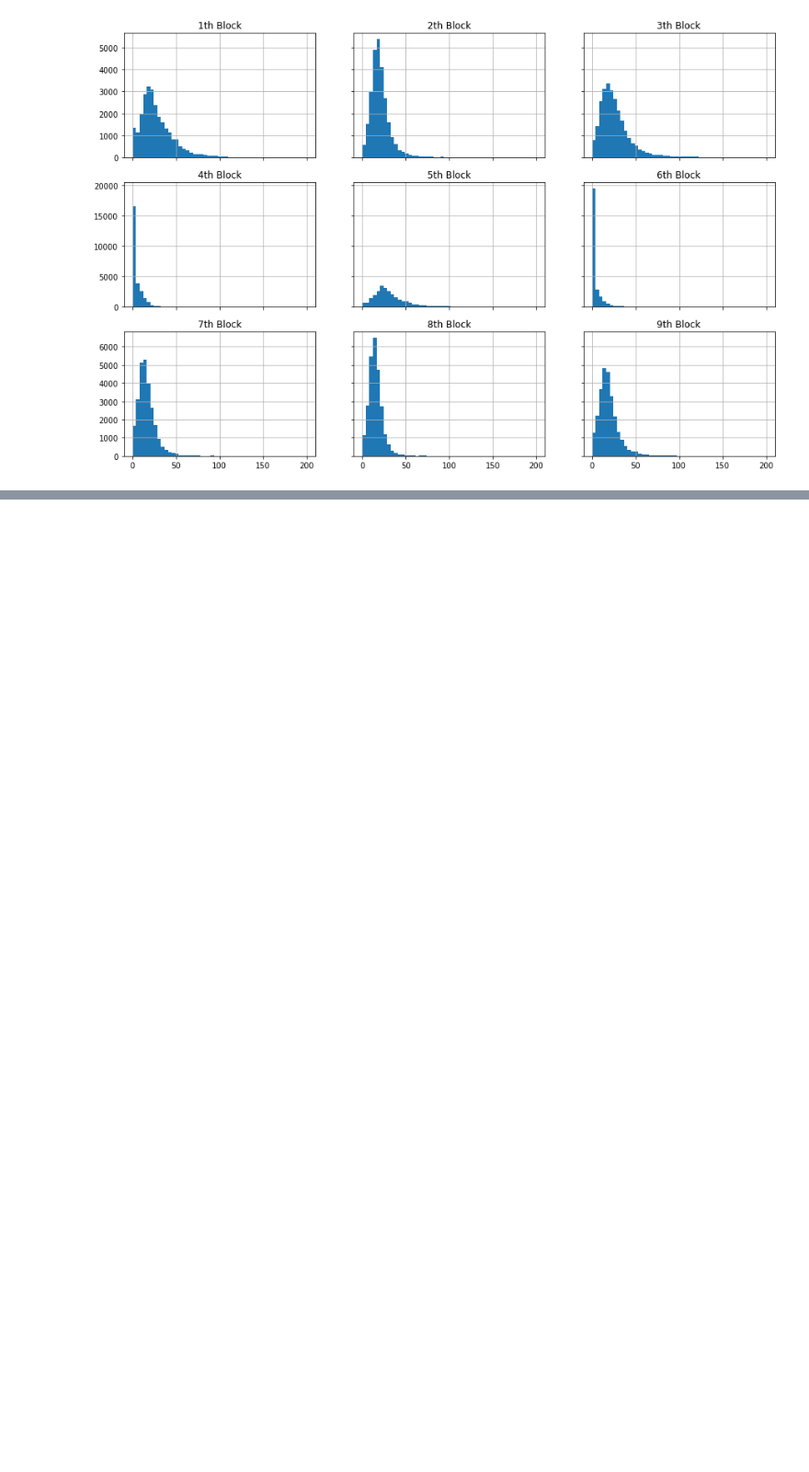
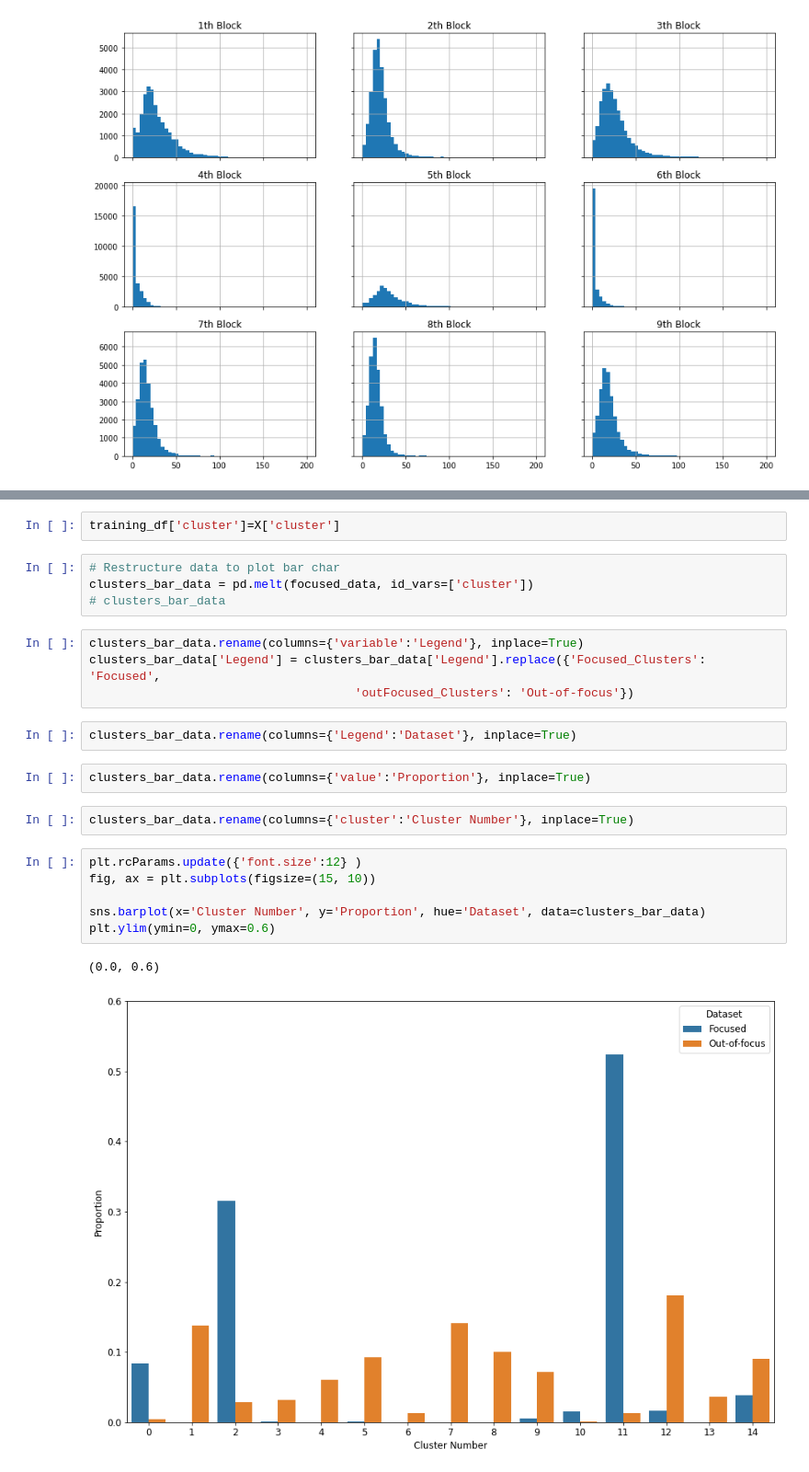
Before and after one commit to Boon-Yang/Machine-Learning-for-Defect-Detection-In-Additive-Manufacturing, a Jupyter notebook: One_Class_Learning(I).ipynb, the cells around one changed output, grey strips where cells are left out. Shown at 92% size. Drawn from its saved outputs; the diff is of its cells as text; blank space fills up the shorter version.

```diff
--- a/One_Class_Learning(I).ipynb
+++ b/One_Class_Learning(I).ipynb
@@ -70,0 +207,25 @@ spatterArea
+# %%
+training_df['cluster']=X['cluster']
+# %%
+# Restructure data to plot bar char
+clusters_bar_data = pd.melt(focused_data, id_vars=['cluster'])
+# clusters_bar_data
+# %%
+clusters_bar_data.rename(columns={'variable':'Legend'}, inplace=True)
+clusters_bar_data['Legend'] = clusters_bar_data['Legend'].replace({'Focused_Clusters': 'Focused',
+                                     'outFocused_Clusters': 'Out-of-focus'})
+# %%
+clusters_bar_data.rename(columns={'Legend':'Dataset'}, inplace=True)
+# %%
+clusters_bar_data.rename(columns={'value':'Proportion'}, inplace=True)
+# %%
+clusters_bar_data.rename(columns={'cluster':'Cluster Number'}, inplace=True)
+# %%
+plt.rcParams.update({'font.size':12} )
+fig, ax = plt.subplots(figsize=(15, 10))
+
+sns.barplot(x='Cluster Number', y='Proportion', hue='Dataset', data=clusters_bar_data)
+plt.ylim(ymin=0, ymax=0.6)
+# %% [output]
+(0.0, 0.6)
+[figure, added]
```
Also changed, not shown: parts of 28 cells of this notebook.
